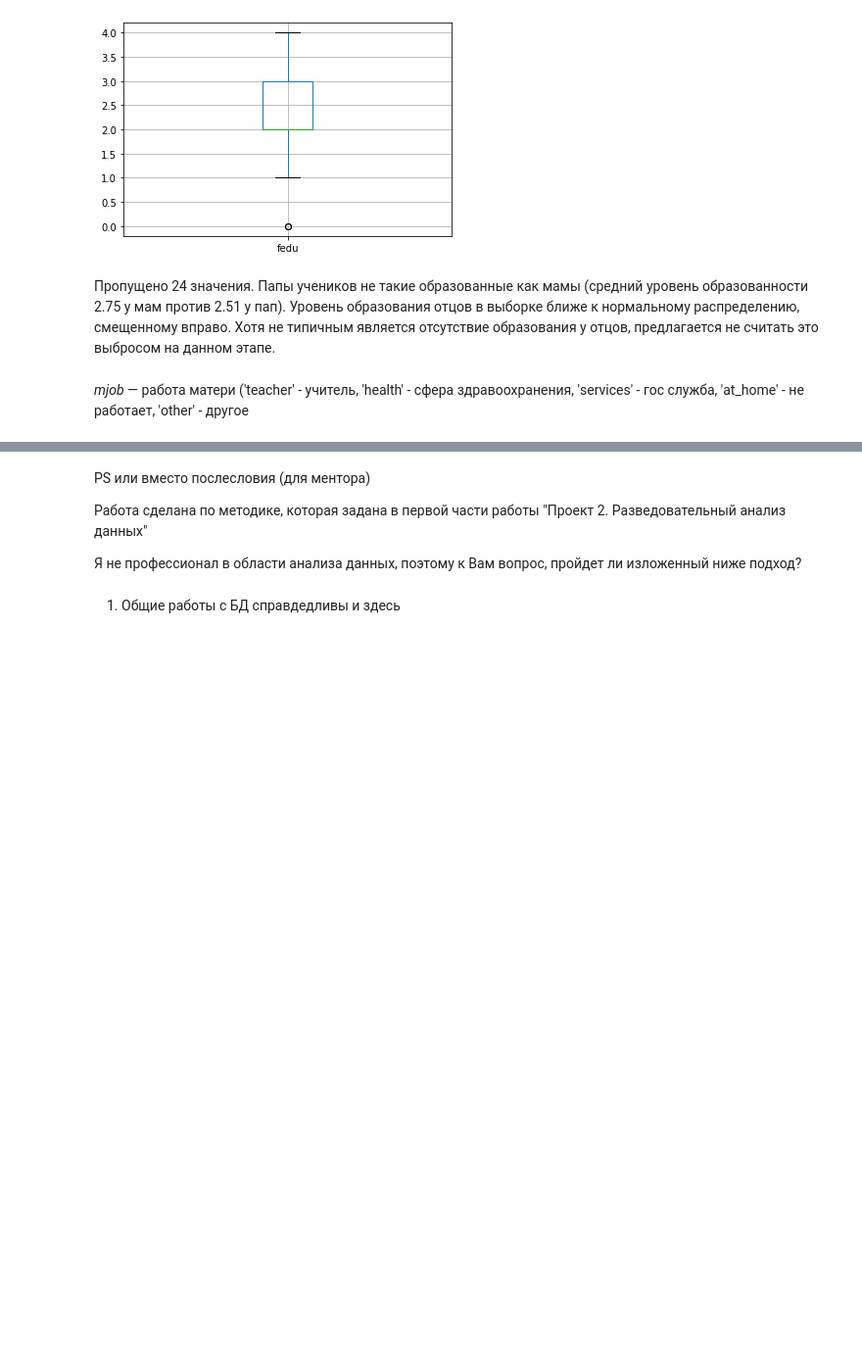
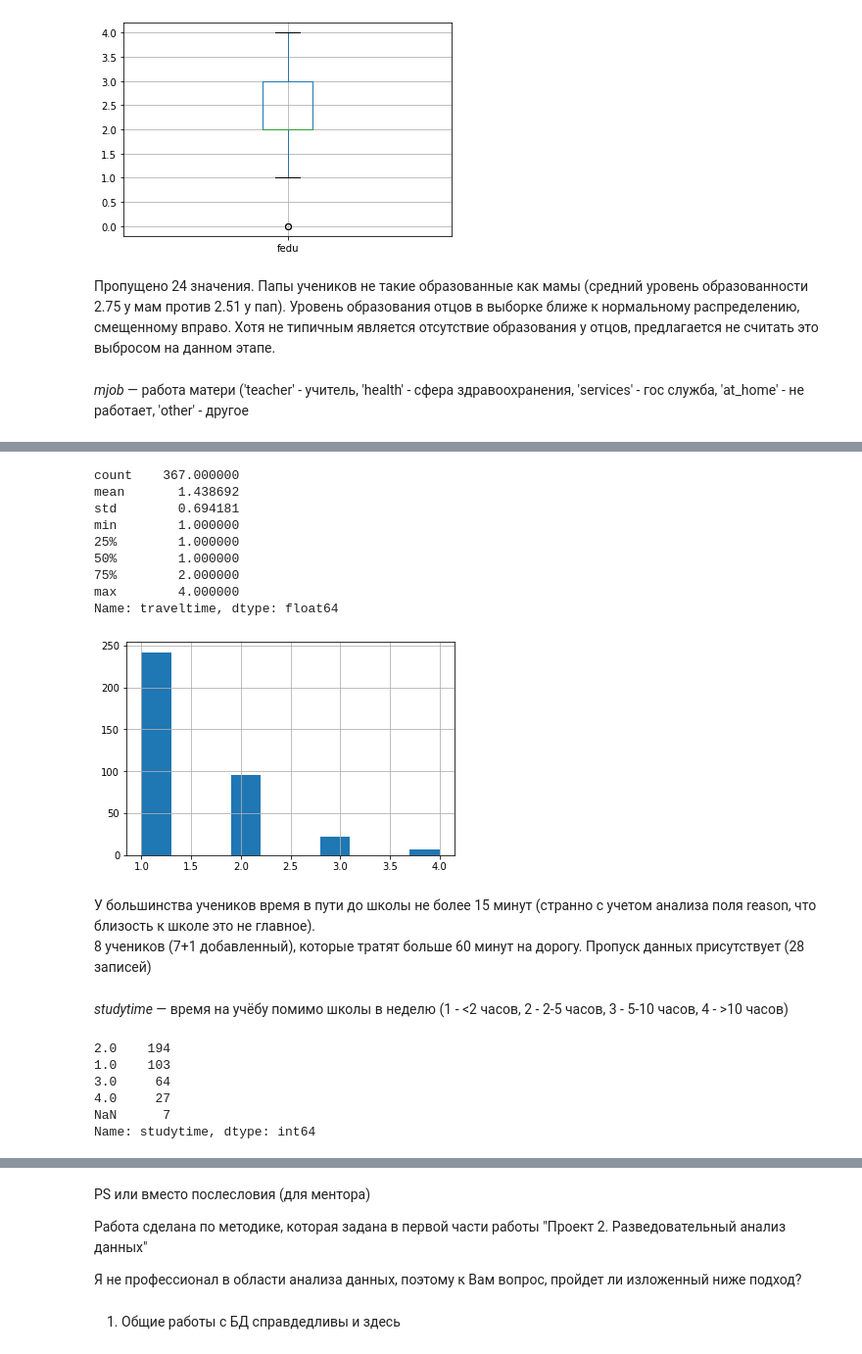
Before and after one commit to OlShDev/skillfactory_rds, a Jupyter notebook: module_2/EDA_UNICEF.ipynb, the cells around one changed output, grey strips where cells are left out. Shown at 98% size. Drawn from its saved outputs; the diff is of its cells as text; code cells hidden in the pictures; blank space fills up the shorter version.

```diff
--- a/module_2/EDA_UNICEF.ipynb
+++ b/module_2/EDA_UNICEF.ipynb
@@ -299,0 +359,28 @@ Name: mjob, dtype: int64
+# %%
+stud_math.traveltime.hist()
+stud_math.traveltime.describe()
+# %% [output]
+count    367.000000
+mean       1.438692
+std        0.694181
+min        1.000000
+25%        1.000000
+50%        1.000000
+75%        2.000000
+max        4.000000
+Name: traveltime, dtype: float64
+[figure, added]
+# %% [markdown]
+У большинства учеников время в пути до школы не более 15 минут (странно с учетом анализа поля reason, что близость к школе это не главное).
+8 учеников (7+1 добавленный), которые тратят больше 60 минут на дорогу. Пропуск данных присутствует (28 записей)
+# %% [markdown]
+*studytime* — время на учёбу помимо школы в неделю (1 - <2 часов, 2 - 2-5 часов, 3 - 5-10 часов, 4 - >10 часов)
+# %%
+ stud_math.studytime.value_counts(dropna=False)
+# %% [output]
+2.0    194
+1.0    103
+3.0     64
+4.0     27
+NaN      7
+Name: studytime, dtype: int64
```
Also changed, not shown: parts of 123 cells of this notebook, 1 other file.
